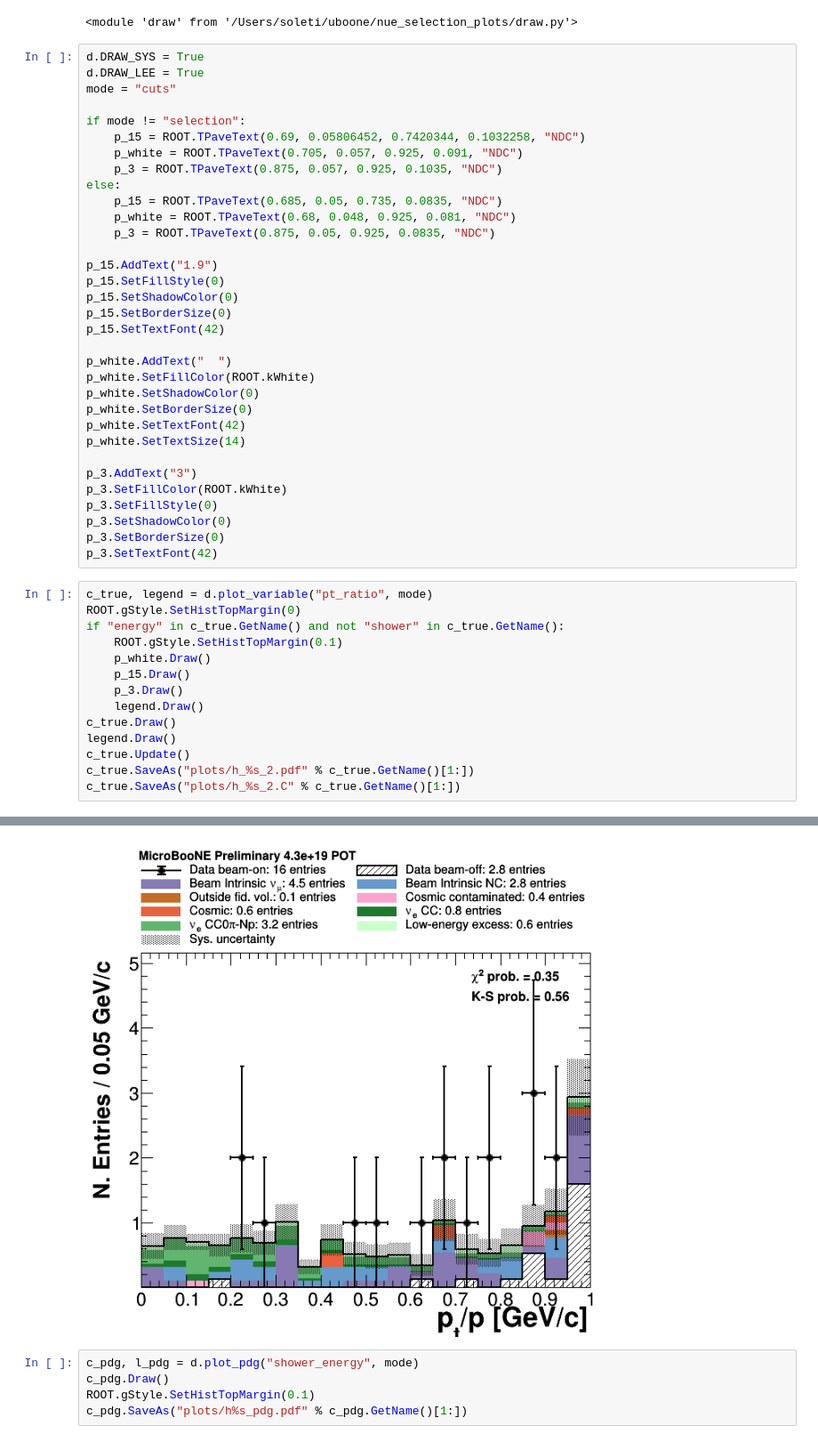
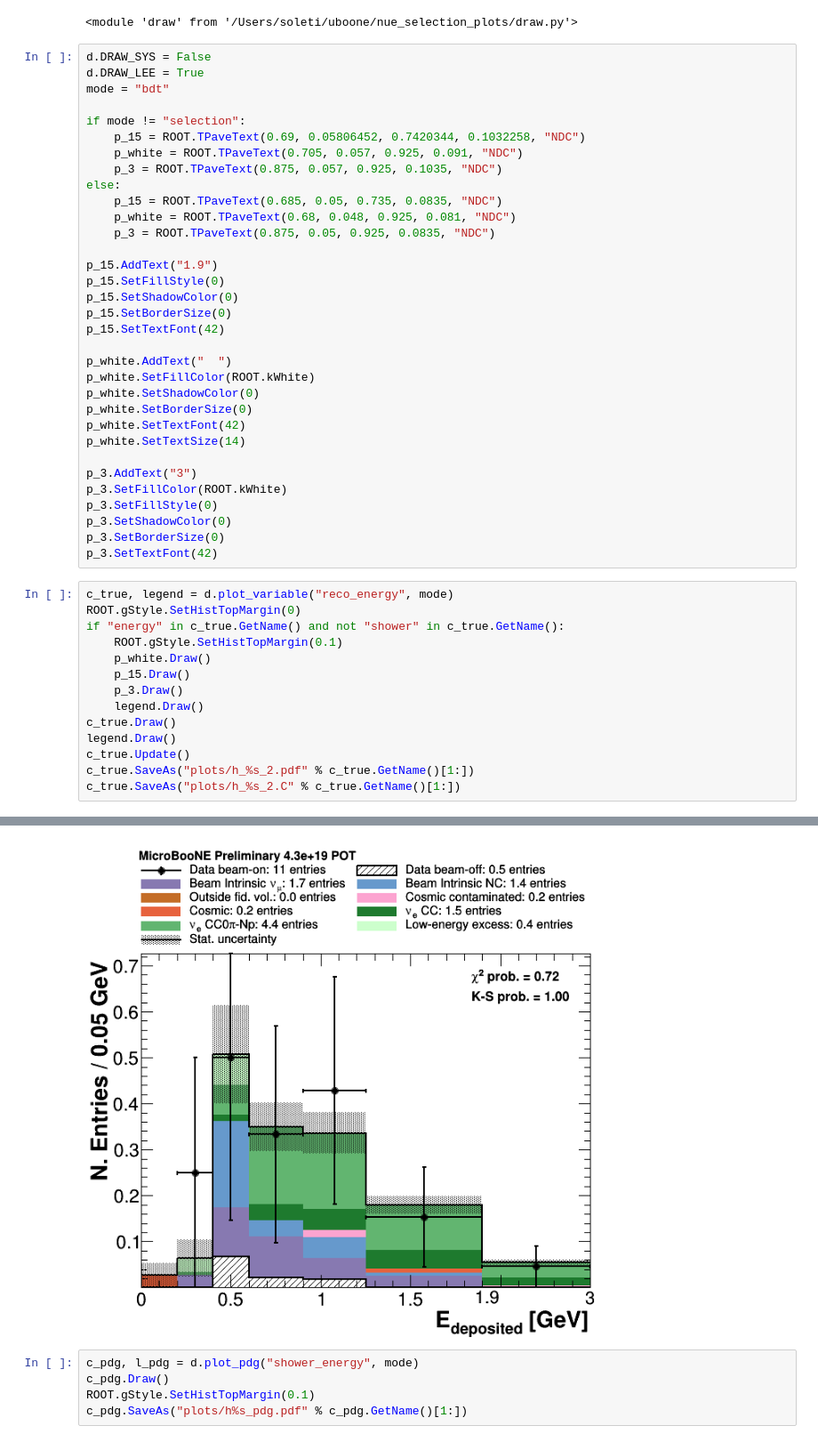
Before and after one commit to soleti/lee_bdt, a Jupyter notebook: Plots.ipynb, the cells around one changed output, grey strips where cells are left out. Shown at 89% size. Drawn from its saved outputs; the diff is of its cells as text.

```diff
--- a/Plots.ipynb
+++ b/Plots.ipynb
@@ -11,9 +11,9 @@ importlib.reload(d) # No need to restart the kernel after modifications
 # %% [output]
 <module 'draw' from '/Users/soleti/uboone/nue_selection_plots/draw.py'>
 # %%
-d.DRAW_SYS = True
+d.DRAW_SYS = False
 d.DRAW_LEE = True
-mode = "cuts"
+mode = "bdt"
 
 if mode != "selection":
     p_15 = ROOT.TPaveText(0.69, 0.05806452, 0.7420344, 0.1032258, "NDC")
@@ -44,7 +44,7 @@ p_3.SetShadowColor(0)
 p_3.SetBorderSize(0)
 p_3.SetTextFont(42)
 # %%
-c_true, legend = d.plot_variable("pt_ratio", mode)
+c_true, legend = d.plot_variable("reco_energy", mode)
 ROOT.gStyle.SetHistTopMargin(0)
 if "energy" in c_true.GetName() and not "shower" in c_true.GetName():
     ROOT.gStyle.SetHistTopMargin(0.1)
@@ -62,4 +69,4 @@ GENIE or FLUX or DET sys files not available
-[figure, old version]
+[figure, new version]
 # %%
 c_pdg, l_pdg = d.plot_pdg("shower_energy", mode)
 c_pdg.Draw()
```
Also changed, not shown: parts of 1 cell of this notebook, 6 other files.
